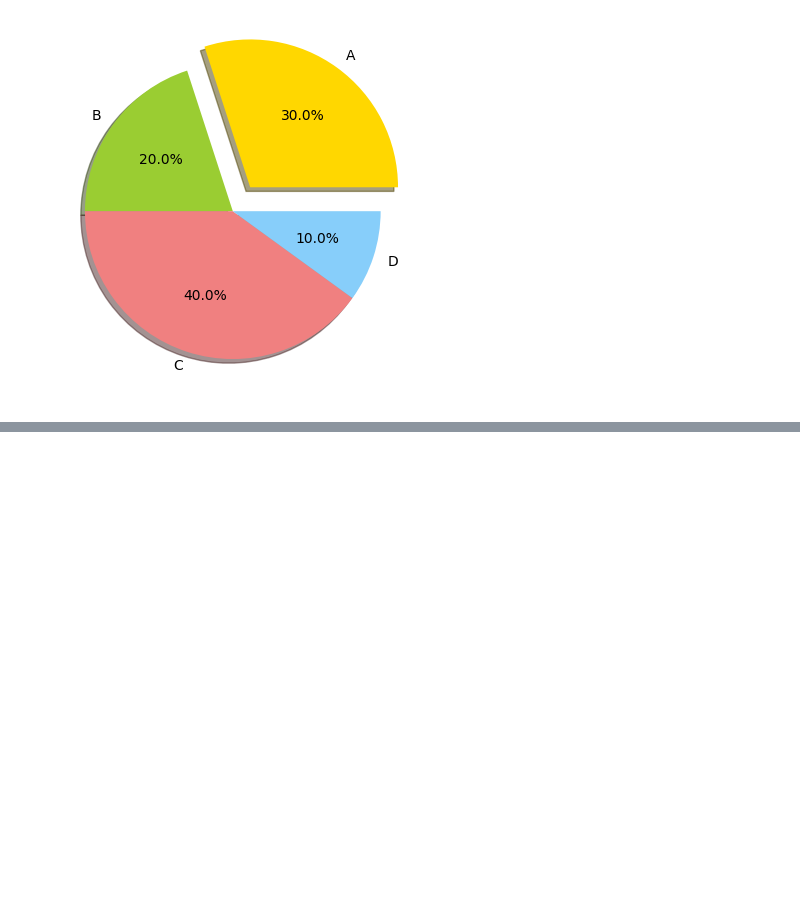
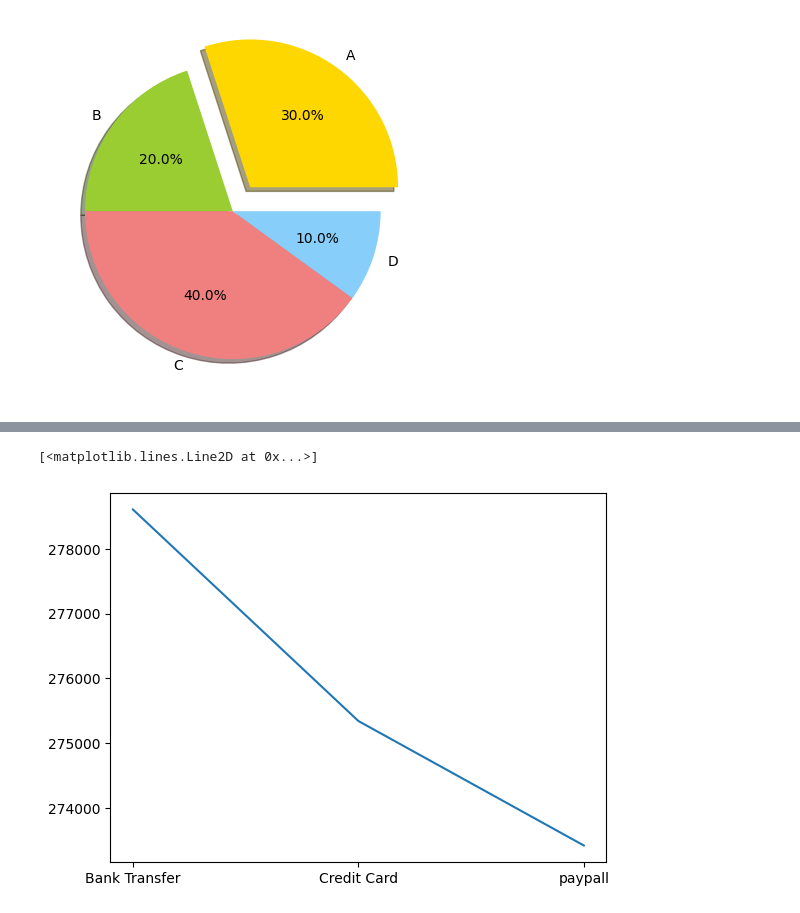
Before and after one commit to SnehaVPujari007/Data-Science-Course, a Jupyter notebook: Data Analysis using Python/Data_Analysis.ipynb, the cells around one changed output, grey strips where cells are left out. Saved outputs shown, nothing was run; the diff lists cells and outputs as text; code cells hidden in the pictures; blank space fills up the shorter version.

```diff
--- a/Data Analysis using Python/Data_Analysis.ipynb
+++ b/Data Analysis using Python/Data_Analysis.ipynb
@@ -1162,0 +1207,7 @@ FileNotFoundError: [Errno 2] No such file or directory: 'Online Sales Data.csv'
+# %%
+## plot sales trend over time
+payment_method =sales_data_df.groupby('PaymentMethod')['ShippingCost'].sum().reset_index()
+plt.plot(payment_method['PaymentMethod'],payment_method['ShippingCost'])
+# %% [output]
+[<matplotlib.lines.Line2D at 0x...>]
+[figure, added]
```
Also changed, not shown: parts of 5 cells of this notebook, 1 other file.
